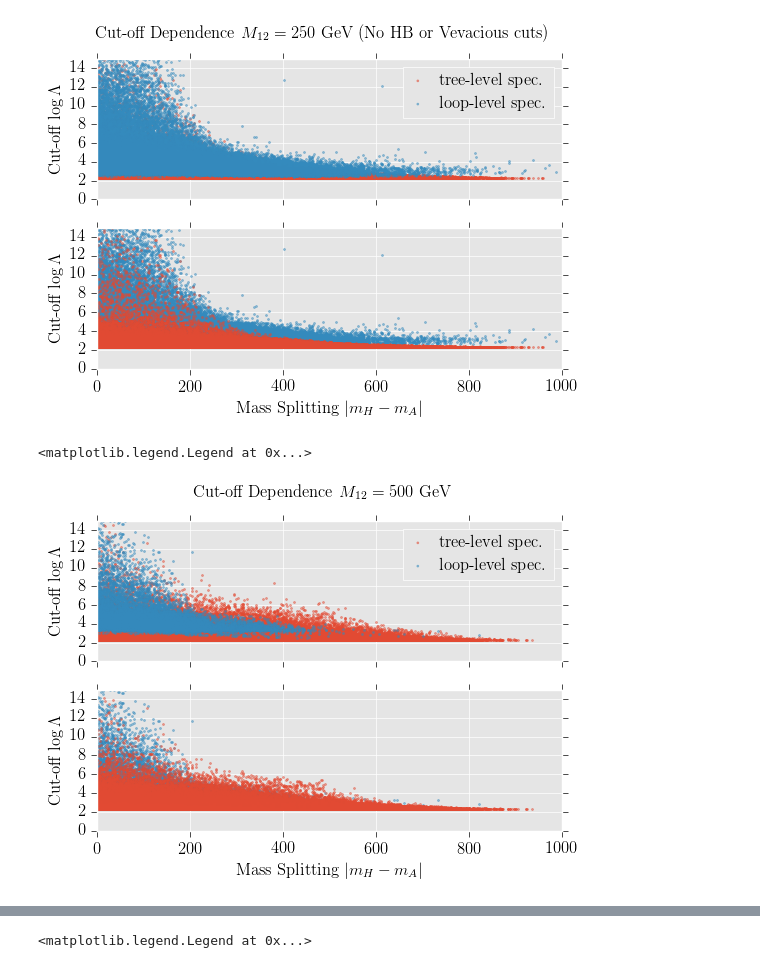
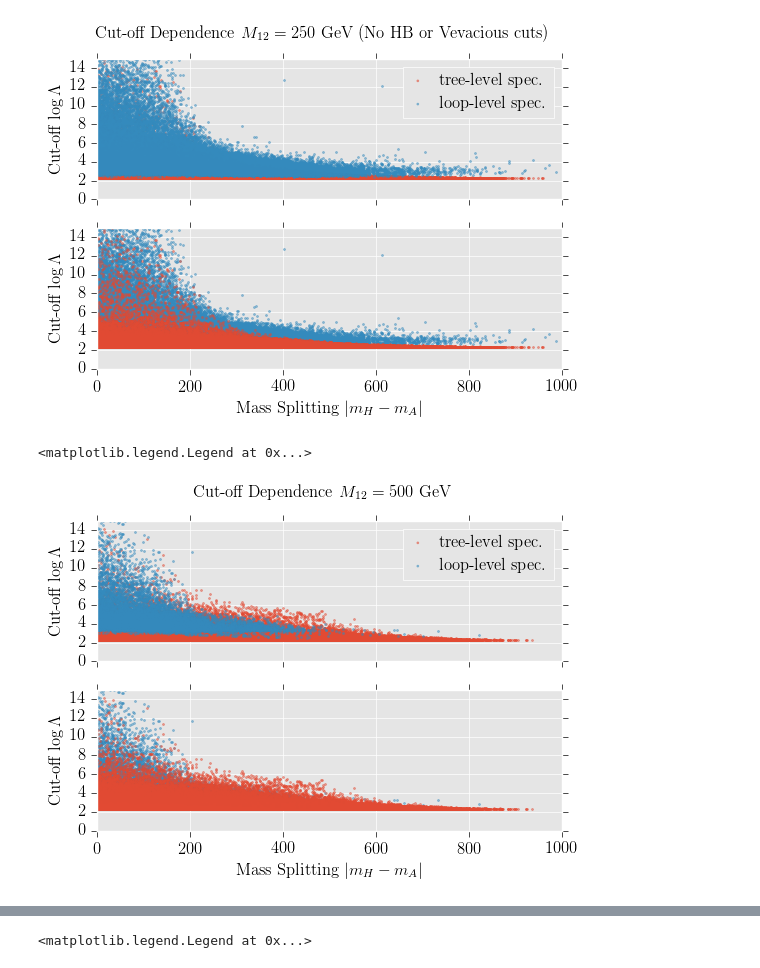
Before and after one commit to tobyopferkuch/THDM_UV, a Jupyter notebook: THDMII_AllPoints.ipynb, the cells around one changed output, grey strips where cells are left out. Cells and saved outputs as stored; diff of their text form; code cells hidden in the pictures.

Commit message:
Added large tanbeta results and fixed cutoff for tree level points

```diff
--- a/THDMII_AllPoints.ipynb
+++ b/THDMII_AllPoints.ipynb
@@ -150,0 +164,18 @@ ax[0].legend(prop={'size':12}, handlelength=1.0, scatterpoints = 1)
+# %%
+fig, ax = plt.subplots(2,1, sharex=True)
+
+fig.suptitle(r'Cut-off Dependence $M_{12}=250$ GeV')
+ax[1].set_xlabel(r'Maximum Mass Splitting [GeV]')
+
+for ax_ob in ax :
+    ax_ob.set_ylabel(r'Cut-off $\log\Lambda$')
+    ax_ob.set_xlim(0.,1000.)
+    ax_ob.set_ylim(0.,15.)
+
+ax[0].scatter(Max_mass_splitting(Data_250_tree_points_allowed),MA('CUTOFF[1]',Data_250_tree_points_allowed),color=default_colours[1], s=2., alpha=0.5, label=r'tree-level spec.')
+ax[0].scatter(Max_mass_splitting(Data_250_loop_points_allowed),MA('CUTOFF[2]',Data_250_loop_points_allowed),color=default_colours[2], s=2., alpha=0.5, label=r'loop-level spec.')
+
+ax[1].scatter(Max_mass_splitting(Data_250_loop_points_allowed),MA('CUTOFF[2]',Data_250_loop_points_allowed),color=default_colours[2], s=2., alpha=0.5)
+ax[1].scatter(Max_mass_splitting(Data_250_tree_points_allowed),MA('CUTOFF[1]',Data_250_tree_points_allowed),color=default_colours[1], s=2., alpha=0.5)
+
+ax[0].legend(prop={'size':12}, handlelength=1.0, scatterpoints = 1)
@@ -172,24 +206,24 @@ ax[0].legend(prop={'size':12}, handlelength=1.0, scatterpoints = 1)
 # %%
 fig, ax = plt.subplots(2,1, sharex=True)
 
 fig.suptitle(r'Cut-off Dependence $M_{12}=500$ GeV')
 ax[1].set_xlabel(r'Mass Splitting $|m_{H}-m_{A}|$')
 
 for ax_ob in ax :
     ax_ob.set_ylabel(r'Cut-off $\log\Lambda$')
     ax_ob.set_xlim(0.,1000.)
     ax_ob.set_ylim(0.,15.)
 
-ax[0].scatter(np.abs(MA('MASS[35]',Data_500_tree_points_allowed)-MA('MASS[36]',Data_500_tree_points_allowed)),MA('CUTOFF[2]',Data_500_tree_points_allowed),color=default_colours[1], s=2., alpha=0.5, label=r'tree-level spec.')
+ax[0].scatter(np.abs(MA('MASS[35]',Data_500_tree_points_allowed)-MA('MASS[36]',Data_500_tree_points_allowed)),MA('CUTOFF[1]',Data_500_tree_points_allowed),color=default_colours[1], s=2., alpha=0.5, label=r'tree-level spec.')
 ax[0].scatter(np.abs(MA('MASS[35]',Data_500_loop_points_allowed)-MA('MASS[36]',Data_500_loop_points_allowed)),MA('CUTOFF[2]',Data_500_loop_points_allowed),color=default_colours[2], s=2., alpha=0.5, label=r'loop-level spec.')
 
 ax[1].scatter(np.abs(MA('MASS[35]',Data_500_loop_points_allowed)-MA('MASS[36]',Data_500_loop_points_allowed)),MA('CUTOFF[2]',Data_500_loop_points_allowed),color=default_colours[2], s=2., alpha=0.5)
 ax[1].scatter(np.abs(MA('MASS[35]',Data_500_tree_points_allowed)-MA('MASS[36]',Data_500_tree_points_allowed)),MA('CUTOFF[1]',Data_500_tree_points_allowed),color=default_colours[1], s=2., alpha=0.5)
 
 ax[0].legend(prop={'size':12}, handlelength=1.0, scatterpoints = 1)
 # %% [output]
 <matplotlib.legend.Legend at 0x...>
-[figure, old version]
+[figure, new version]
 # %%
 fig, ax = plt.subplots(2,1, sharex=True)
 
```
Also changed, not shown: parts of 6 cells of this notebook.
